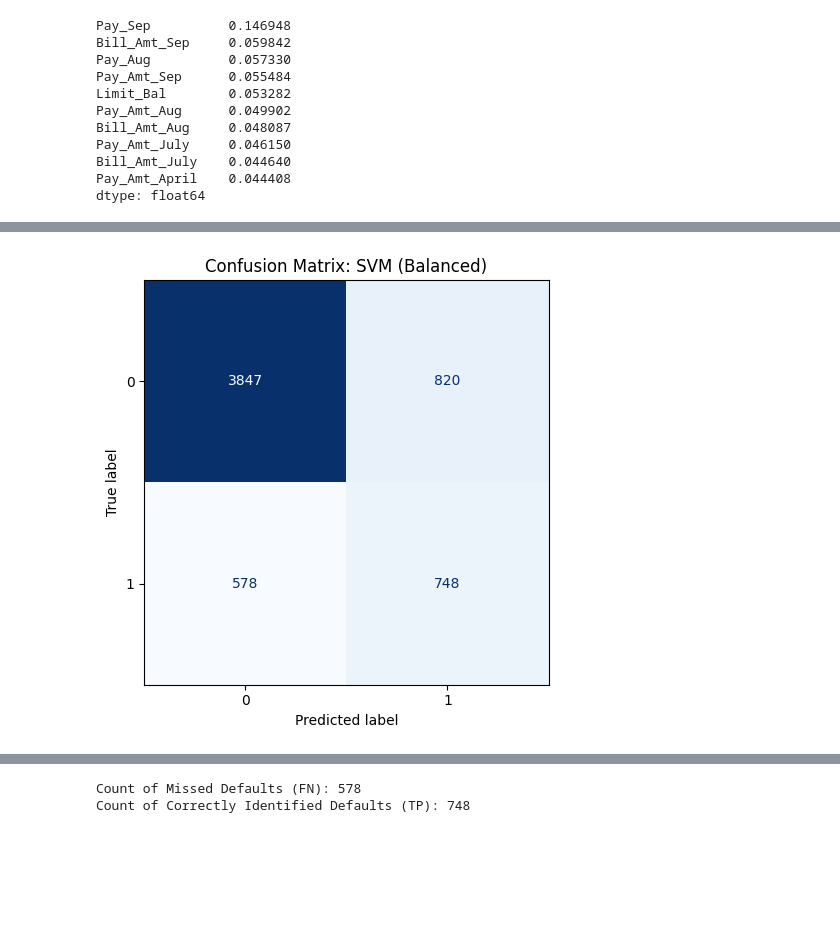
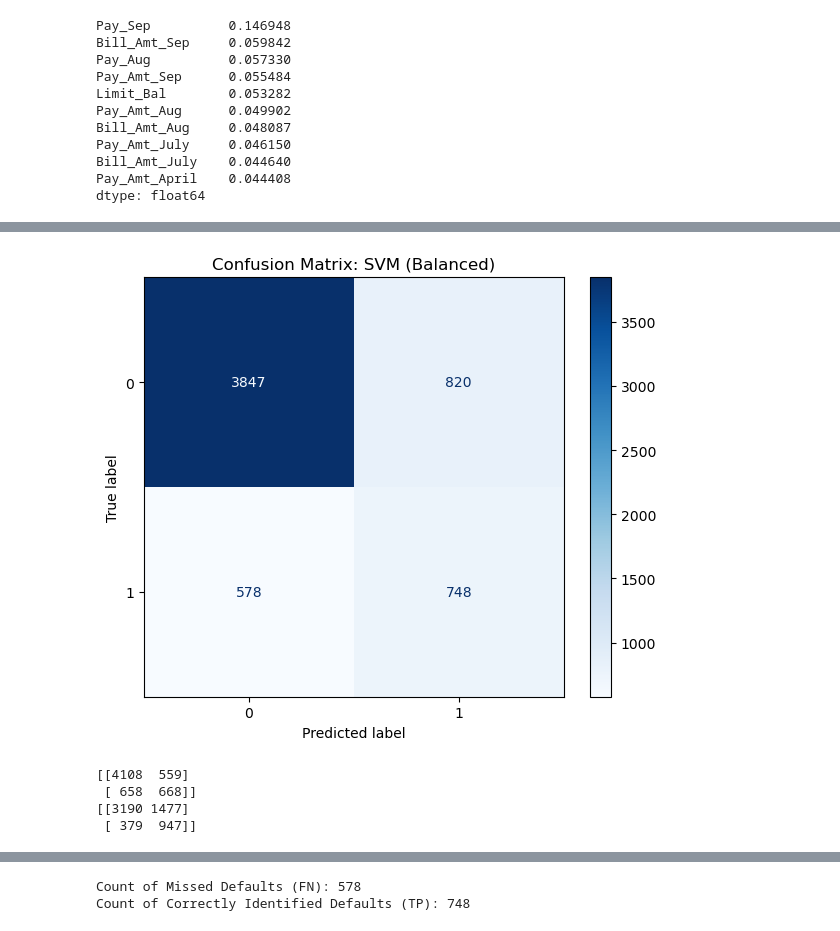
Before and after one commit to halimenurizmirli/Credit-Default-Prediction-ML, a Jupyter notebook: notebook.ipynb, the cells around one changed output, grey strips where cells are left out. Cells and saved outputs as stored; diff of their text form; code cells hidden in the pictures; blank space fills up the shorter version.

```diff
--- a/notebook.ipynb
+++ b/notebook.ipynb
@@ -638,17 +597,35 @@ ax.grid(True)
 # %%
 fig, ax1 = plt.subplots(figsize=(6, 5))
 
 ConfusionMatrixDisplay.from_estimator(
     best_model,
     X_test,
     y_test,
     cmap='Blues',
-    colorbar=False,
+    colorbar=True,
     ax=ax1
 )
 ax1.set_title(f"Confusion Matrix: {best_model_name}")
 
 plt.tight_layout()
 plt.show()
 # %% [output]
-[figure, old version]
+[figure, new version]
+# %%
+best_rf = random_search.best_estimator_
+
+y_pred = best_rf.predict(X_test)  # default threshold = 0.50
+
+cm = confusion_matrix(y_test, y_pred)
+
+
+# custom threshold=0.30
+cm_new =confusion_matrix(y_test, (best_rf.predict_proba(X_test)[:,1] >= 0.30).astype(int))
+
+print(cm)
+print(cm_new)
+# %% [output]
+[[4108  559]
+ [ 658  668]]
+[[3190 1477]
+ [ 379  947]]
```
Also changed, not shown: parts of 25 cells of this notebook.
